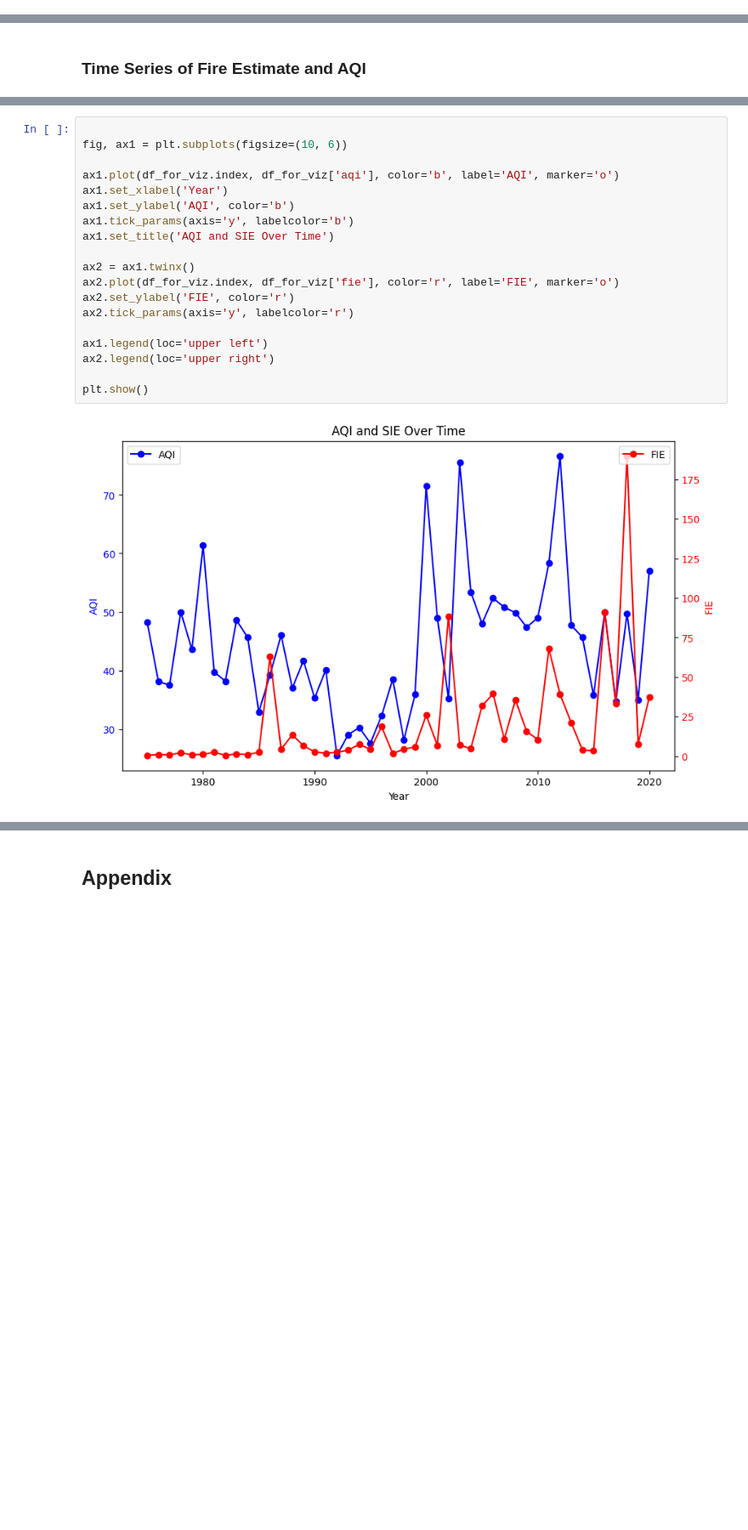
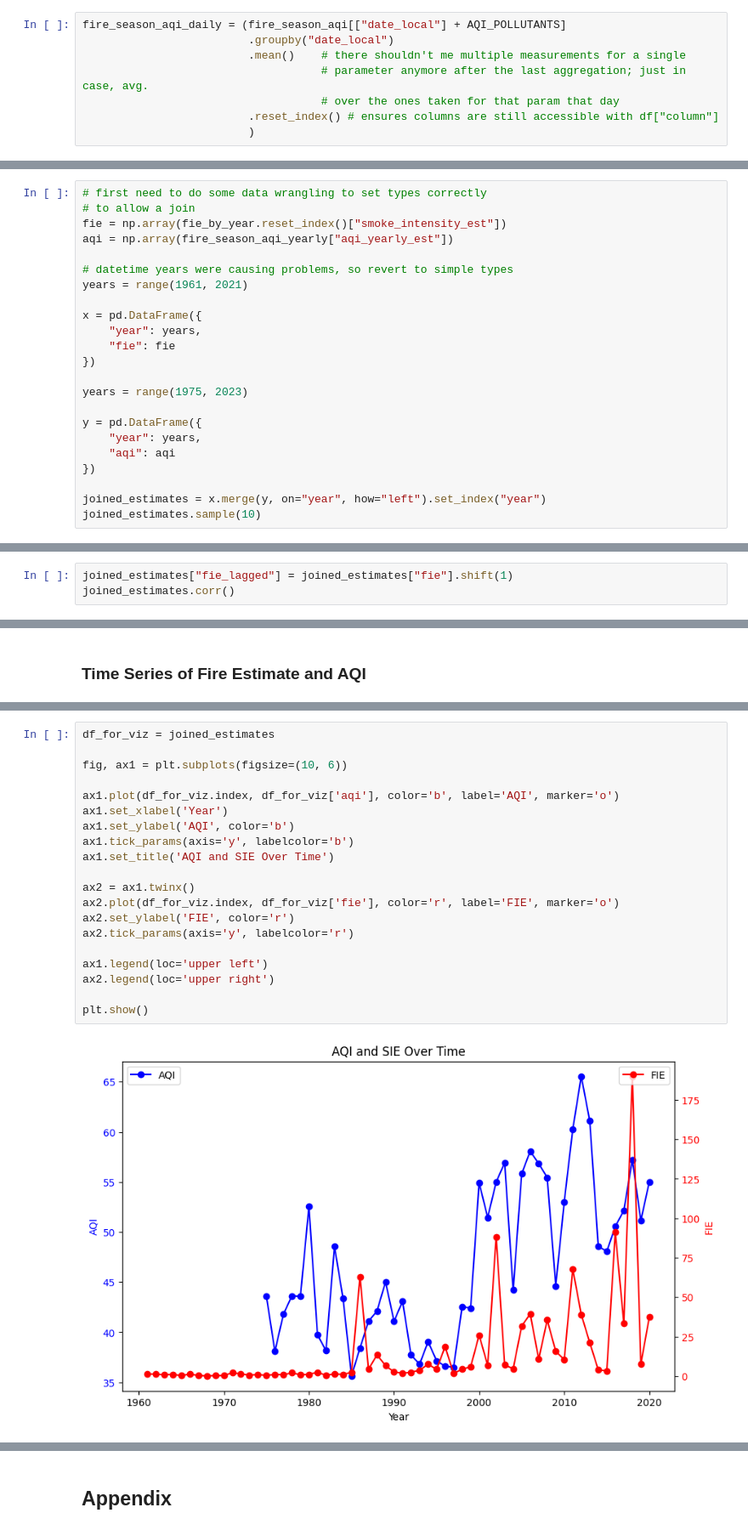
Before and after one commit to voglerdaniel/data-512-final-project, a Jupyter notebook: code/combining_distance_and_aqi.ipynb, the cells around one changed output, grey strips where cells are left out. Shown: that part at 85% size. Drawn from its saved outputs; the diff is of its cells as text; blank space fills up the shorter version.

```diff
--- a/code/combining_distance_and_aqi.ipynb
+++ b/code/combining_distance_and_aqi.ipynb
@@ -460,0 +465,8 @@ fire_season_aqi_daily = (fire_season_aqi[["date_local"] + AQI_POLLUTANTS]
+# %%
+fire_season_aqi_daily = (fire_season_aqi[["date_local"] + AQI_POLLUTANTS]
+                         .groupby("date_local")
+                         .mean()    # there shouldn't me multiple measurements for a single
+                                    # parameter anymore after the last aggregation; just in case, avg.
+                                    # over the ones taken for that param that day
+                         .reset_index() # ensures columns are still accessible with df["column"]
+                         )
@@ -515,0 +538,23 @@ fire_season_aqi_yearly = fire_season_aqi_yearly[["year", "aqi_yearly_est"]].set_
+# %%
+# first need to do some data wrangling to set types correctly
+# to allow a join
+fie = np.array(fie_by_year.reset_index()["smoke_intensity_est"])
+aqi = np.array(fire_season_aqi_yearly["aqi_yearly_est"])
+
+# datetime years were causing problems, so revert to simple types
+years = range(1961, 2021)
+
+x = pd.DataFrame({
+    "year": years,
+    "fie": fie
+})
+
+years = range(1975, 2023)
+
+y = pd.DataFrame({
+    "year": years,
+    "aqi": aqi
+})
+
+joined_estimates = x.merge(y, on="year", how="left").set_index("year")
+joined_estimates.sample(10)
@@ -515,0 +594,3 @@ fire_season_aqi_yearly = fire_season_aqi_yearly[["year", "aqi_yearly_est"]].set_
+# %%
+joined_estimates["fie_lagged"] = joined_estimates["fie"].shift(1)
+joined_estimates.corr()
@@ -572,21 +728,22 @@ df_for_viz = x.merge(y, on="year").set_index("year")
 # %%
+df_for_viz = joined_estimates
 
 fig, ax1 = plt.subplots(figsize=(10, 6))
 
 ax1.plot(df_for_viz.index, df_for_viz['aqi'], color='b', label='AQI', marker='o')
 ax1.set_xlabel('Year')
 ax1.set_ylabel('AQI', color='b')
 ax1.tick_params(axis='y', labelcolor='b')
 ax1.set_title('AQI and SIE Over Time')
 
 ax2 = ax1.twinx()
 ax2.plot(df_for_viz.index, df_for_viz['fie'], color='r', label='FIE', marker='o')
 ax2.set_ylabel('FIE', color='r')
 ax2.tick_params(axis='y', labelcolor='r')
 
 ax1.legend(loc='upper left')
 ax2.legend(loc='upper right')
 
 plt.show()
 # %% [output]
-[figure, old version]
+[figure, new version]
```
Also changed, not shown: parts of 83 cells of this notebook, 1 other file.
